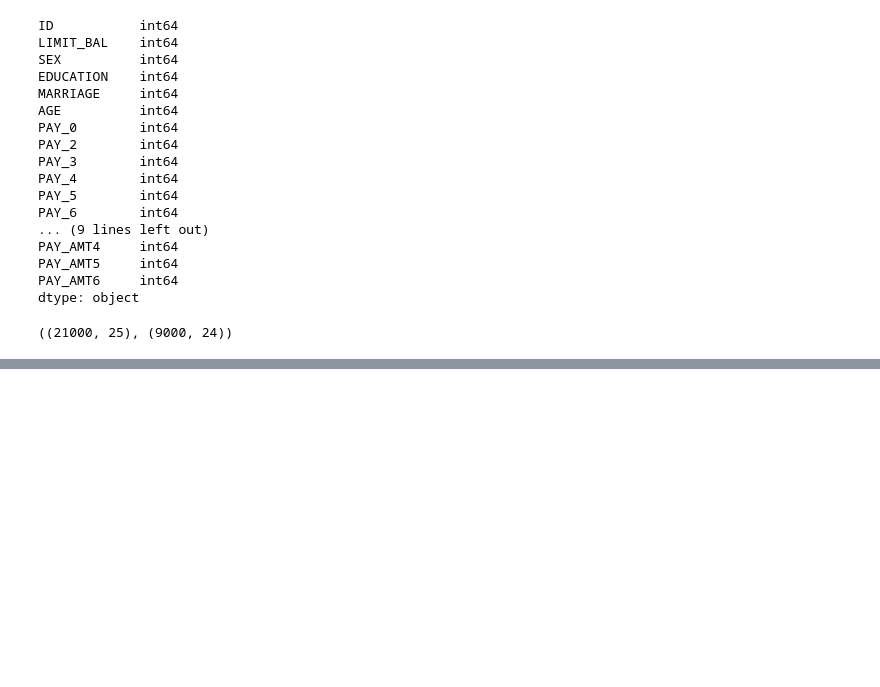
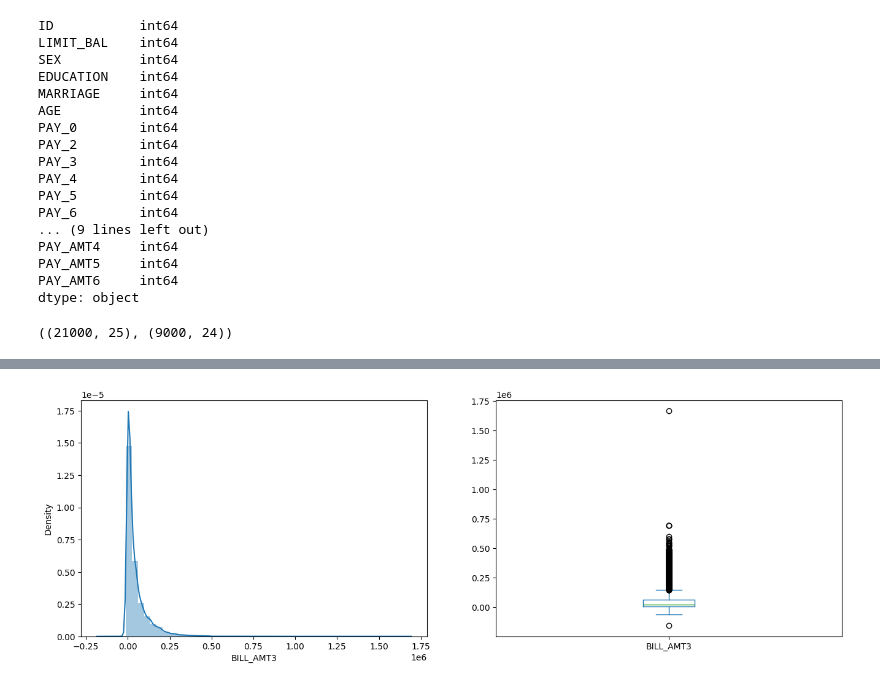
Before and after one commit to DeeeTeeee/machinelearning, a Jupyter notebook: Credit_Card_PredictionModel.ipynb, the cells around one changed output, grey strips where cells are left out. Drawn from its saved outputs; the diff is of its cells as text; code cells hidden in the pictures; blank space fills up the shorter version.

```diff
--- a/Credit_Card_PredictionModel.ipynb
+++ b/Credit_Card_PredictionModel.ipynb
@@ -123,0 +794,9 @@ test_df.head()
+# %%
+plt.figure(1)
+plt.subplot(121)
+sns.distplot(final_train_df['BILL_AMT3']);
+plt.subplot(122)
+final_train_df['BILL_AMT3'].plot.box(figsize=(16,5))
+plt.show()
+# %% [output]
+[figure, added]
```
Also changed, not shown: parts of 235 cells of this notebook.
